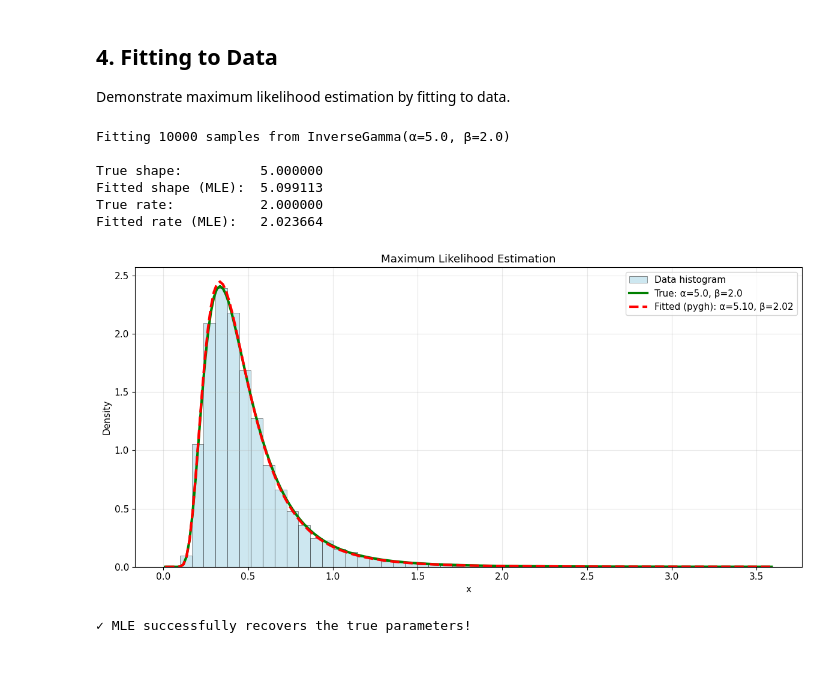
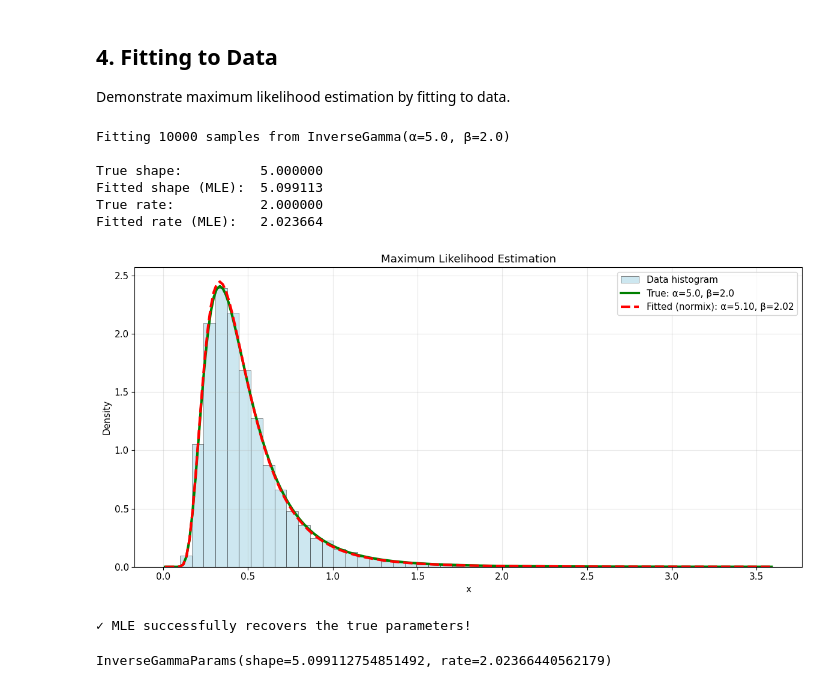
Before and after one commit to xshi19/normix, a Jupyter notebook: notebooks/inverse_gamma_distribution.ipynb, the cells around one changed output. Drawn from its saved outputs; the diff is of its cells as text; code cells hidden in the pictures.

```diff
--- a/notebooks/inverse_gamma_distribution.ipynb
+++ b/notebooks/inverse_gamma_distribution.ipynb
@@ -194,13 +194,13 @@ data = stats.invgamma.rvs(a=true_shape, scale=true_rate, size=n_data, random_sta
 
 # Fit distribution
 fitted_dist = InverseGamma().fit(data)
-fitted_params = fitted_dist.get_classical_params()
+fitted_params = fitted_dist.classical_params
 
 print(f"Fitting {n_data} samples from InverseGamma(α={true_shape}, β={true_rate})\n")
 print(f"True shape:          {true_shape:.6f}")
-print(f"Fitted shape (MLE):  {fitted_params['shape']:.6f}")
+print(f"Fitted shape (MLE):  {fitted_params.shape:.6f}")
 print(f"True rate:           {true_rate:.6f}")
-print(f"Fitted rate (MLE):   {fitted_params['rate']:.6f}")
+print(f"Fitted rate (MLE):   {fitted_params.rate:.6f}")
 
 # Visualize fit
 fig, ax = plt.subplots(figsize=(12, 6))
@@ -208,33 +208,37 @@ fig, ax = plt.subplots(figsize=(12, 6))
 # Histogram of data
 ax.hist(data, bins=50, density=True, alpha=0.6, color='lightblue',
         edgecolor='black', linewidth=0.5, label='Data histogram')
 
 # True distribution
 x_plot = np.linspace(0.01, min(data.max(), 10), 200)
 true_dist = InverseGamma.from_classical_params(shape=true_shape, rate=true_rate)
 ax.plot(x_plot, true_dist.pdf(x_plot), 'g-', linewidth=3,
         label=f'True: α={true_shape:.1f}, β={true_rate:.1f}')
 
 # Fitted distribution
 ax.plot(x_plot, fitted_dist.pdf(x_plot), 'r--', linewidth=3,
-        label=f'Fitted (normix): α={fitted_params["shape"]:.2f}, β={fitted_params["rate"]:.2f}')
+        label=f'Fitted (normix): α={fitted_params.shape:.2f}, β={fitted_params.rate:.2f}')
 
 ax.set_xlabel('x')
 ax.set_ylabel('Density')
 ax.set_title('Maximum Likelihood Estimation')
 ax.legend()
 ax.grid(True, alpha=0.3)
 
 plt.tight_layout()
 plt.show()
 
 print("\n✓ MLE successfully recovers the true parameters!")
 # %% [output]
 Fitting 10000 samples from InverseGamma(α=5.0, β=2.0)
 
 True shape:          5.000000
 Fitted shape (MLE):  5.099113
 True rate:           2.000000
 Fitted rate (MLE):   2.023664
-[figure, old version]
+[figure, new version]
 ✓ MLE successfully recovers the true parameters!
+# %%
+fitted_params
+# %% [output]
+InverseGammaParams(shape=5.099112754851492, rate=2.02366440562179)
```
Also changed, not shown: parts of 2 cells of this notebook, 7 other files.
